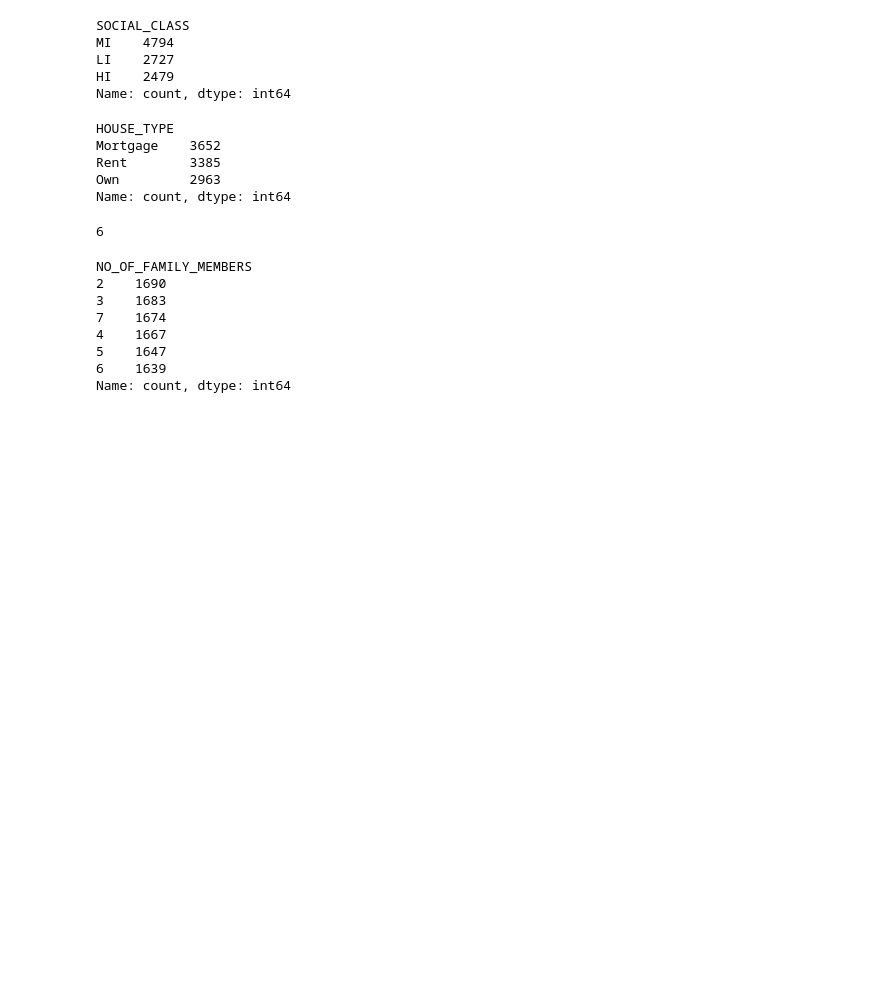
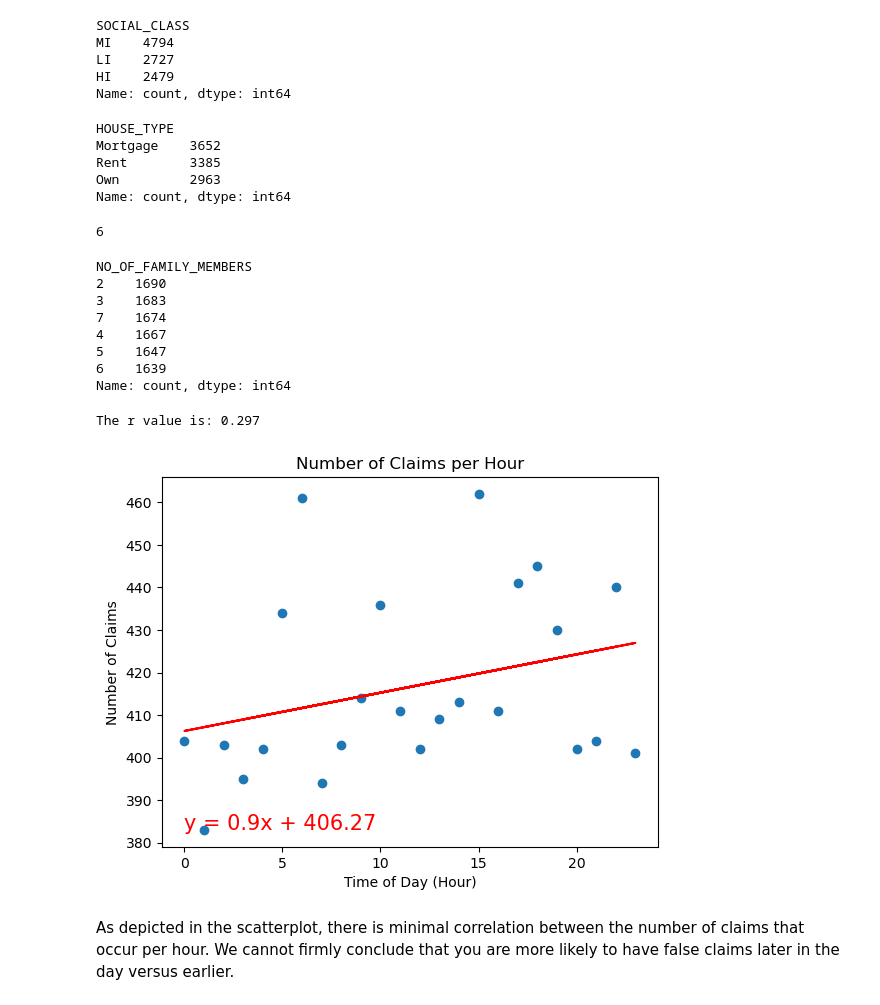
Before and after one commit to JustinS25/Insurance-Claim-Detection, a Jupyter notebook: Code/insurance_claim_valuecounts.ipynb, the cells around one changed output. Saved outputs shown, nothing was run; the diff lists cells and outputs as text; code cells hidden in the pictures; blank space fills up the shorter version.

Commit message:
Added scatterplot with linregress function

```diff
--- a/Code/insurance_claim_valuecounts.ipynb
+++ b/Code/insurance_claim_valuecounts.ipynb
@@ -280,3 +281,31 @@ NO_OF_FAMILY_MEMBERS
 5    1647
 6    1639
 Name: count, dtype: int64
+# %%
+# Scatterplot with labels
+plt.scatter(incident_hour_count.index,incident_hour_count)
+plt.xlabel("Time of Day (Hour)")
+plt.ylabel("Number of Claims")
+plt.title("Number of Claims per Hour")
+
+# Linregress function to get line of best fit/see if there is correlation in the data
+(slope, intercept, r, p, err) = linregress(incident_hour_count.index,incident_hour_count)
+
+# Round the slope, intercept, and r value outputs to simplify values
+slope = round(slope,2)
+intercept = round(intercept,2)
+r = round(r,3)
+
+# Create line equation using linregress() outputs
+line_eqn = (slope*incident_hour_count.index) + intercept
+
+# Plot line equation on scatterplot
+plt.plot(incident_hour_count.index,line_eqn, color = "red")
+# Plot equation text at min(x_axis),min(y_axis) so equation displays in bottom left corner
+plt.text(min(incident_hour_count.index),min(incident_hour_count),f"y = {slope}x + {intercept}", color = "red", size = 15)
+print(f"The r value is: {r}")
+# %% [output]
+The r value is: 0.297
+[figure, added]
+# %% [markdown]
+As depicted in the scatterplot, there is minimal correlation between the number of claims that occur per hour. We cannot firmly conclude that you are more likely to have false claims later in the day versus earlier.
```
Also changed, not shown: parts of 2 cells of this notebook.
